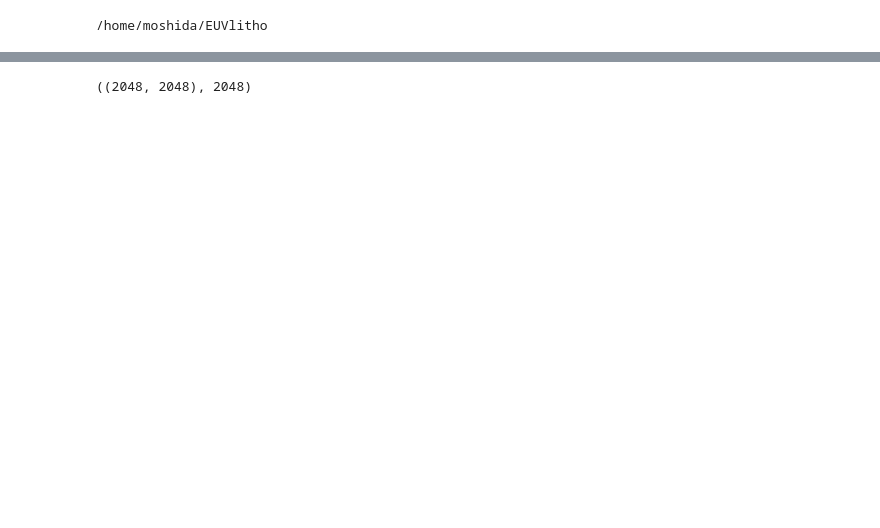
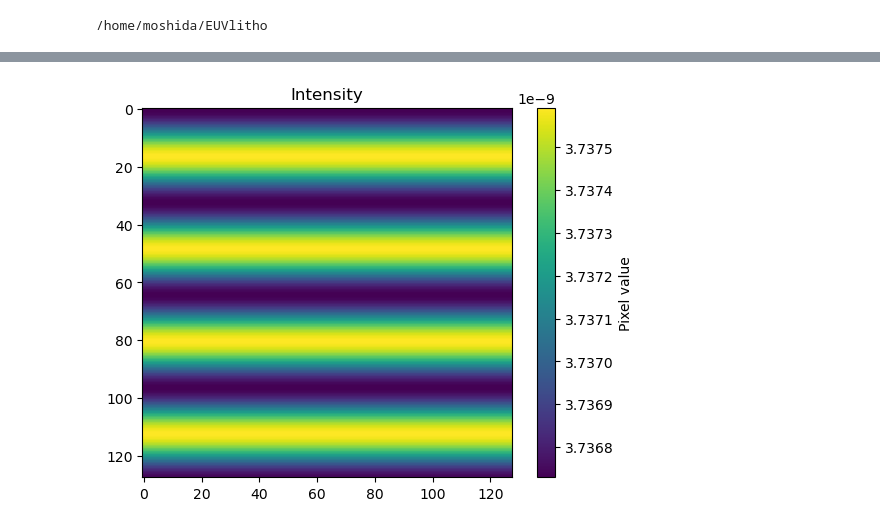
Before and after one commit to takahashi-edalab/EUVlitho, a Jupyter notebook: notebooks/debug.ipynb, the cells around one changed output, grey strips where cells are left out. Saved outputs shown, nothing was run; the diff lists cells and outputs as text; code cells hidden in the pictures; blank space fills up the shorter version.

Commit message:
add intensity including bug.. #7

```diff
--- a/notebooks/debug.ipynb
+++ b/notebooks/debug.ipynb
@@ -41,6 +48,0 @@ ValueError: operands could not be broadcast together with shapes (1,1,509) (1,1,
-# %%
-from src import const
-
-mask.shape, const.FDIVX
-# %% [output]
-((2048, 2048), 2048)
@@ -58,0 +49,7 @@ pattern = np.where(
+# %%
+plt.imshow(intensity_map)
+plt.title("Intensity")
+plt.colorbar(label="Pixel value")
+plt.show()
+# %% [output]
+[figure, added]
```
Also changed, not shown: parts of 6 cells of this notebook, 6 other files.
